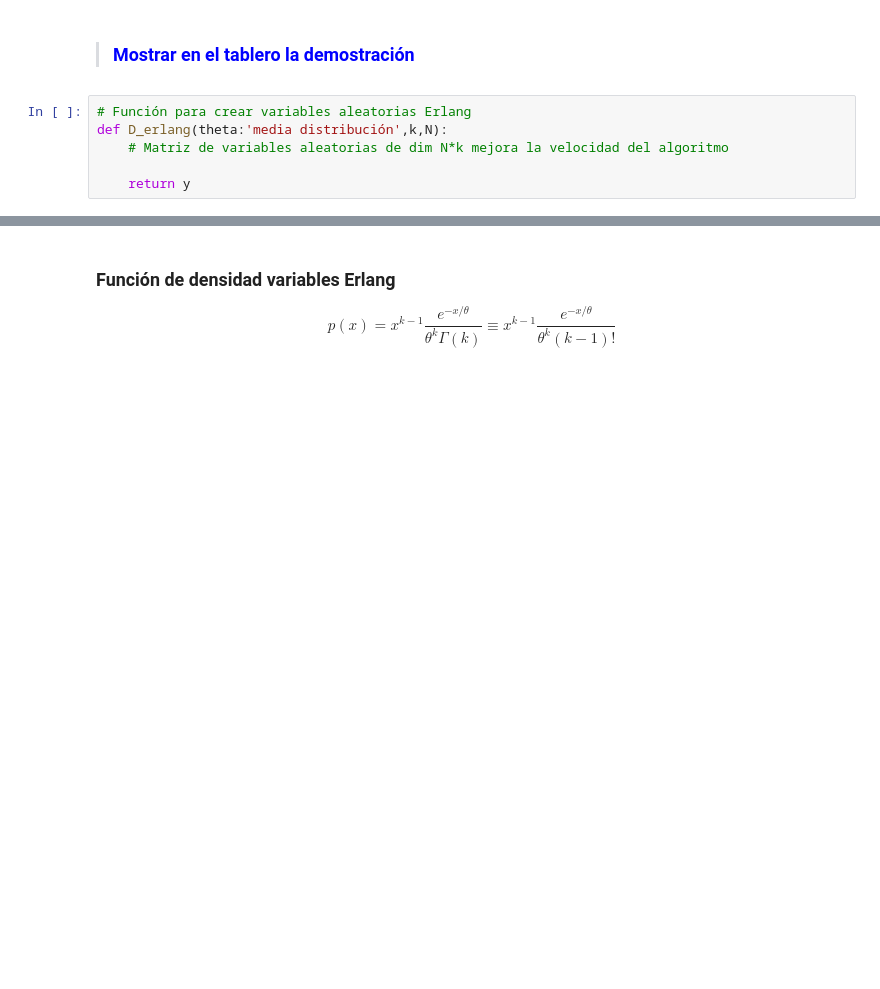
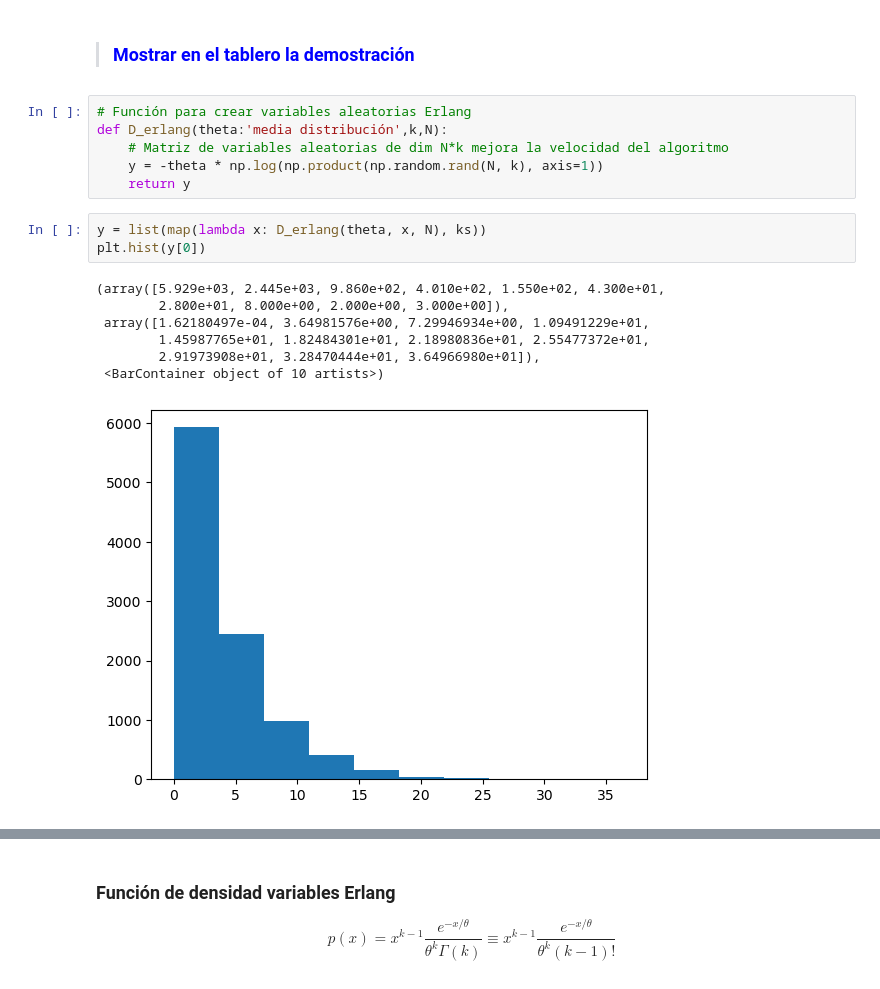
Before and after one commit to adrianhb01/SPF-2023-I, a Jupyter notebook: TEMA-2/Clase9_GenDistribucionProbabilidad.ipynb, the cells around one changed output, grey strips where cells are left out. Cells and saved outputs as stored; diff of their text form; blank space fills up the shorter version.

```diff
--- a/TEMA-2/Clase9_GenDistribucionProbabilidad.ipynb
+++ b/TEMA-2/Clase9_GenDistribucionProbabilidad.ipynb
@@ -127,8 +127,19 @@ plt.show()
 # Función para crear variables aleatorias Erlang
 def D_erlang(theta:'media distribución',k,N):
     # Matriz de variables aleatorias de dim N*k mejora la velocidad del algoritmo
-
+    y = -theta * np.log(np.product(np.random.rand(N, k), axis=1))
     return y
+# %%
+y = list(map(lambda x: D_erlang(theta, x, N), ks))
+plt.hist(y[0])
+# %% [output]
+(array([5.929e+03, 2.445e+03, 9.860e+02, 4.010e+02, 1.550e+02, 4.300e+01,
+        2.800e+01, 8.000e+00, 2.000e+00, 3.000e+00]),
+ array([1.62180497e-04, 3.64981576e+00, 7.29946934e+00, 1.09491229e+01,
+        1.45987765e+01, 1.82484301e+01, 2.18980836e+01, 2.55477372e+01,
+        2.91973908e+01, 3.28470444e+01, 3.64966980e+01]),
+ <BarContainer object of 10 artists>)
+[figure, added]
 # %%
 # Prueba de la función creada
 # Cantidad de muestras
```
Also changed, not shown: parts of 16 cells of this notebook, 1 other file.
